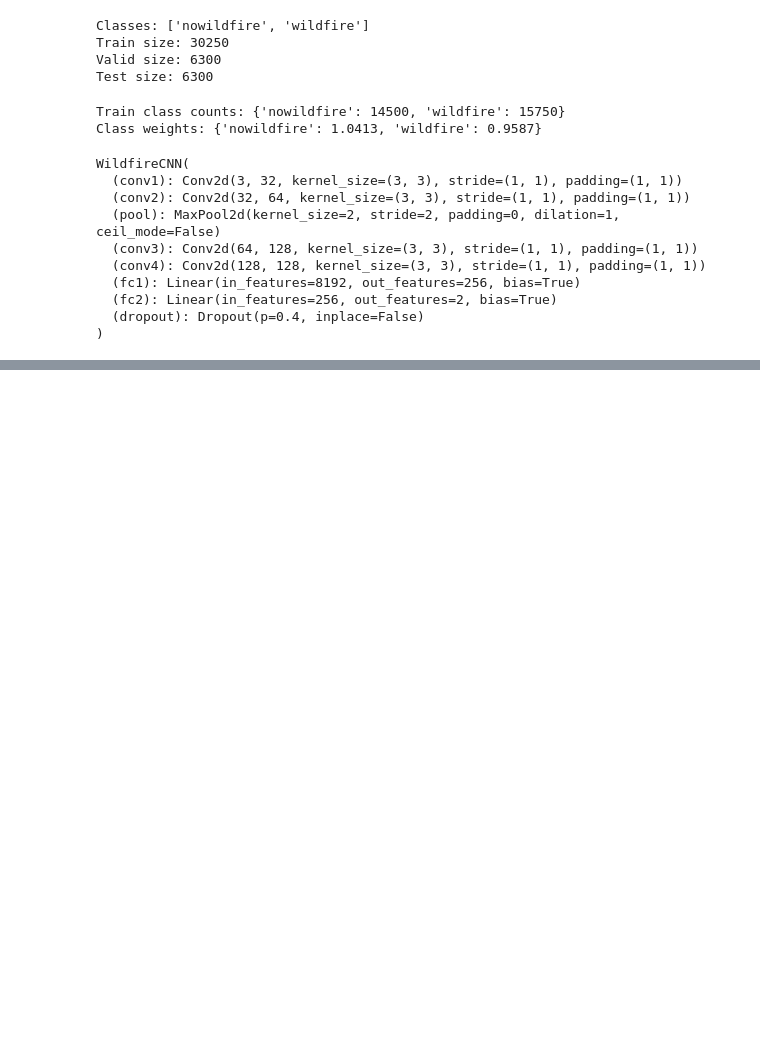
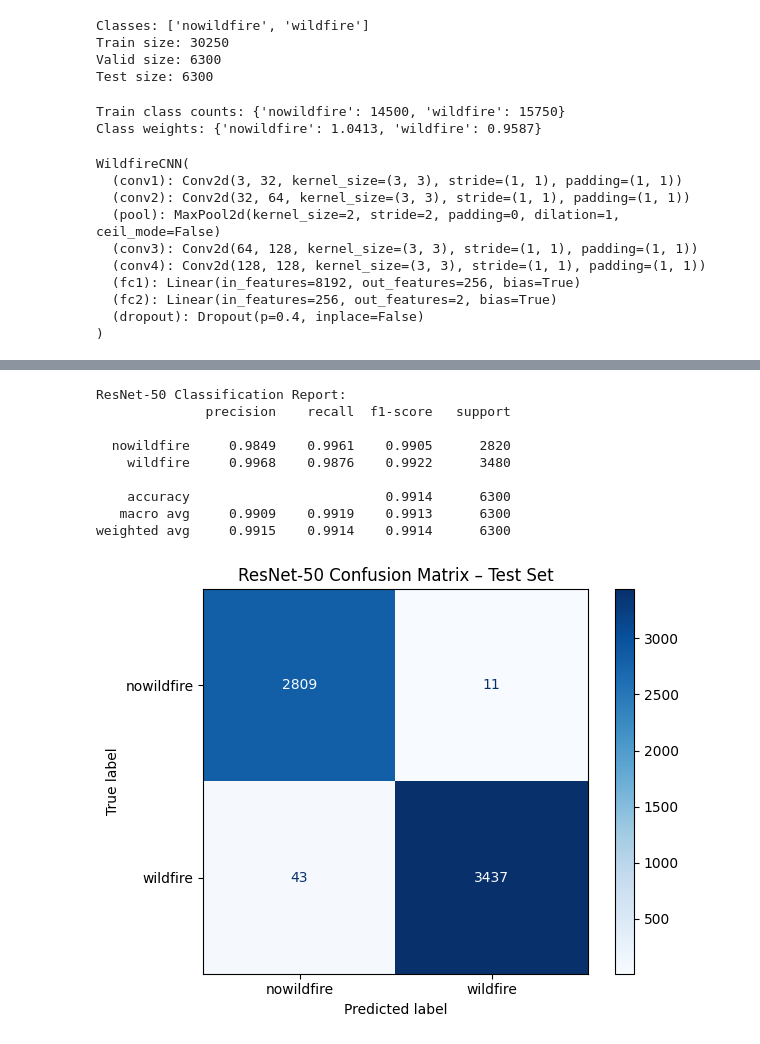
Before and after one commit to susmithach/wildfire-prediction, a Jupyter notebook: wildfire_protection.ipynb, the cells around one changed output, grey strips where cells are left out. Cells and saved outputs as stored; diff of their text form; code cells hidden in the pictures; blank space fills up the shorter version.

```diff
--- a/wildfire_protection.ipynb
+++ b/wildfire_protection.ipynb
@@ -400,0 +619,49 @@ ROC–AUC Score: 0.998
+# %%
+#23. Test set evaluation
+from sklearn.metrics import classification_report, confusion_matrix, ConfusionMatrixDisplay, roc_curve, auc
+import matplotlib.pyplot as plt
+import numpy as np
+
+# Load model for test evaluation
+model_resnet = models.resnet50(weights=None)
+model_resnet.fc = nn.Linear(model_resnet.fc.in_features, 2)
+model_resnet.load_state_dict(torch.load("wildfire-prediction/models/resnet50_stage2.pt", map_location=device))
+model_resnet = model_resnet.to(device)
+model_resnet.eval()
+
+all_labels, all_preds, all_probs = [], [], []
+
+with torch.no_grad():
+    for images, labels in tqdm(test_loader, desc="ResNet-50 Test Evaluation"):
+        images, labels = images.to(device), labels.to(device)
+        outputs = model_resnet(images)
+
+        probs = torch.softmax(outputs, dim=1)
+        preds = torch.argmax(probs, dim=1)
+
+        all_labels.extend(labels.cpu().numpy())
+        all_preds.extend(preds.cpu().numpy())
+        all_probs.extend(probs[:, 1].cpu().numpy())
+# %%
+#24. Classification Report + Confusion Matrix
+print("ResNet-50 Classification Report:")
+print(classification_report(all_labels, all_preds, target_names=class_names, digits=4))
+
+cm = confusion_matrix(all_labels, all_preds)
+disp = ConfusionMatrixDisplay(confusion_matrix=cm, display_labels=class_names)
+disp.plot(cmap="Blues")
+plt.title("ResNet-50 Confusion Matrix – Test Set")
+plt.tight_layout()
+plt.savefig("wildfire-prediction/results/resnet50_confusion_matrix.png", dpi=300)
+plt.show()
+# %% [output]
+ResNet-50 Classification Report:
+              precision    recall  f1-score   support
+
+  nowildfire     0.9849    0.9961    0.9905      2820
+    wildfire     0.9968    0.9876    0.9922      3480
+
+    accuracy                         0.9914      6300
+   macro avg     0.9909    0.9919    0.9913      6300
+weighted avg     0.9915    0.9914    0.9914      6300
+[figure, added]
```
Also changed, not shown: parts of 14 cells of this notebook, 1 other file.
